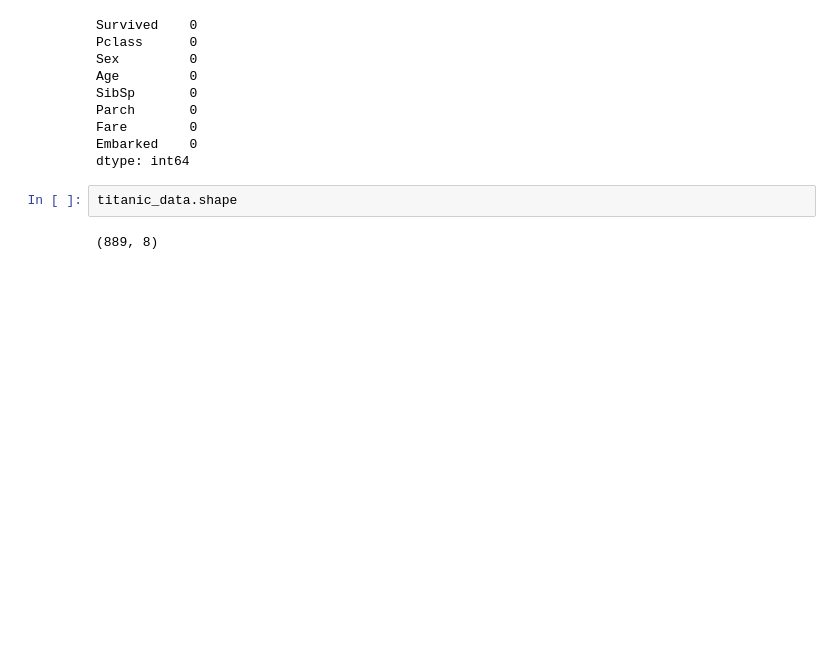
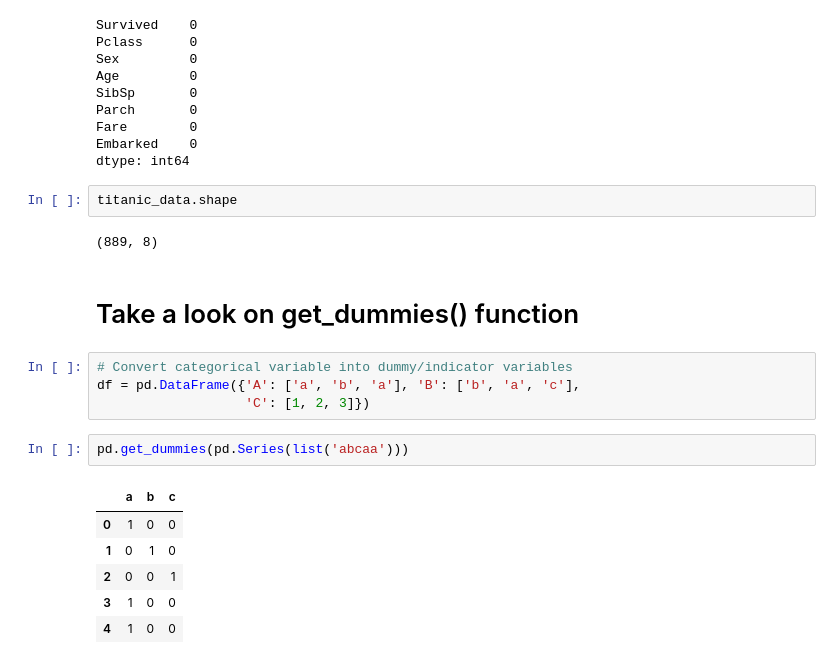
Before and after one commit to ManjeetRaj/Logistic-regression-on-the-titanic-dataset, a Jupyter notebook: Logistic-regression-on-the-titanic-dataset.ipynb, the cells around one changed output. Saved outputs shown, nothing was run; the diff lists cells and outputs as text; blank space fills up the shorter version.

Commit message:
Take a look on get_dummies() function

```diff
--- a/Logistic-regression-on-the-titanic-dataset.ipynb
+++ b/Logistic-regression-on-the-titanic-dataset.ipynb
@@ -211,3 +211,18 @@ dtype: int64
 titanic_data.shape
 # %% [output]
 (889, 8)
+# %% [markdown]
+# Take a look on get_dummies() function
+# %%
+# Convert categorical variable into dummy/indicator variables
+df = pd.DataFrame({'A': ['a', 'b', 'a'], 'B': ['b', 'a', 'c'],
+                   'C': [1, 2, 3]})
+# %%
+pd.get_dummies(pd.Series(list('abcaa')))
+# %% [output]
+|  | a | b | c |
+| 0 | 1 | 0 | 0 |
+| 1 | 0 | 1 | 0 |
+| 2 | 0 | 0 | 1 |
+| 3 | 1 | 0 | 0 |
+| 4 | 1 | 0 | 0 |
```
Also changed, not shown: parts of 1 cell of this notebook.
